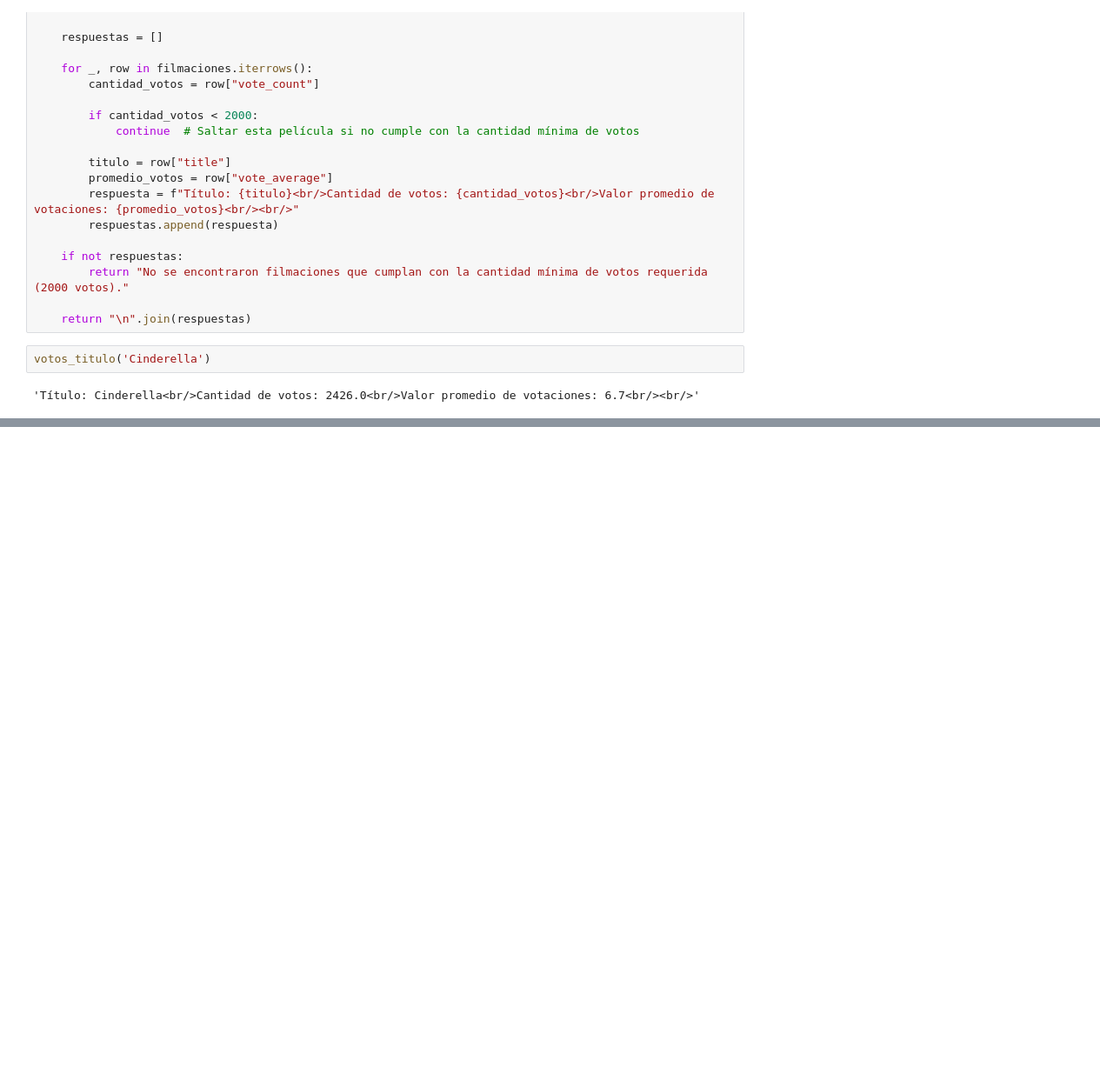
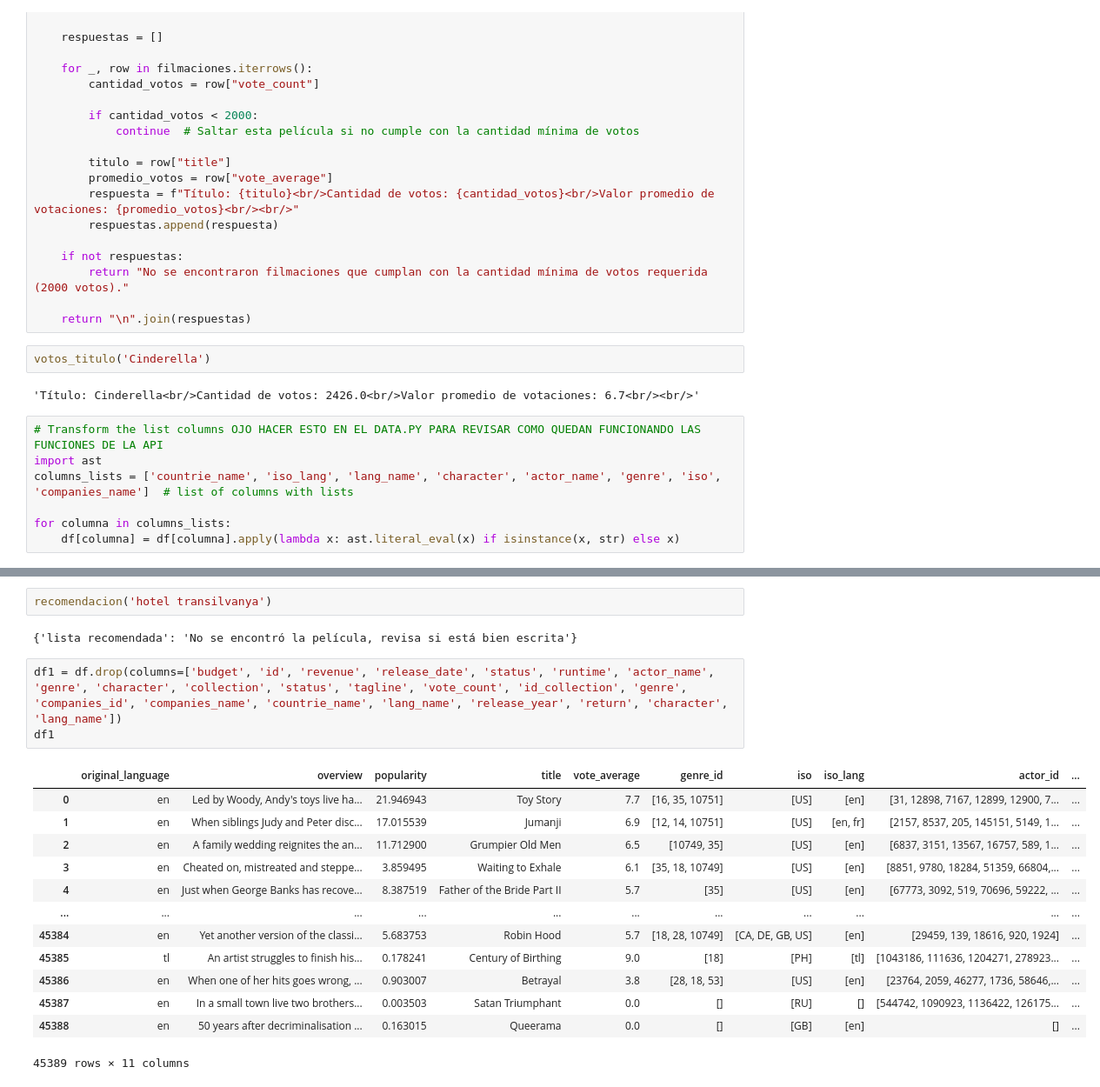
Before and after one commit to HugoSalazarS/movies, a Jupyter notebook: api.ipynb, the cells around one changed output, grey strips where cells are left out. Shown at 87% size. Cells and saved outputs as stored; diff of their text form; blank space fills up the shorter version.

```diff
--- a/api.ipynb
+++ b/api.ipynb
@@ -391,4 +417,11 @@ def votos_titulo(titulo_de_la_filmacion: str):
 votos_titulo('Cinderella')
 # %% [output]
 'Título: Cinderella<br/>Cantidad de votos: 2426.0<br/>Valor promedio de votaciones: 6.7<br/><br/>'
+# %%
+# Transform the list columns OJO HACER ESTO EN EL DATA.PY PARA REVISAR COMO QUEDAN FUNCIONANDO LAS FUNCIONES DE LA API
+import ast
+columns_lists = ['countrie_name', 'iso_lang', 'lang_name', 'character', 'actor_name', 'genre', 'iso', 'companies_name']  # list of columns with lists
+
+for columna in columns_lists:
+    df[columna] = df[columna].apply(lambda x: ast.literal_eval(x) if isinstance(x, str) else x)
 # %%
@@ -395,0 +531,21 @@ df.title
+# %%
+recomendacion('hotel transilvanya')
+# %% [output]
+{'lista recomendada': 'No se encontró la película, revisa si está bien escrita'}
+# %%
+df1 = df.drop(columns=['budget', 'id', 'revenue', 'release_date', 'status', 'runtime', 'actor_name', 'genre', 'character', 'collection', 'status', 'tagline', 'vote_count', 'id_collection', 'genre', 'companies_id', 'companies_name', 'countrie_name', 'lang_name', 'release_year', 'return', 'character', 'lang_name'])
+df1
+# %% [output]
+|  | original_language | overview | popularity | title | vote_average | genre_id | iso | iso_lang | actor_id | ... |
+| 0 | en | Led by Woody, Andy's toys live ha... | 21.946943 | Toy Story | 7.7 | [16, 35, 10751] | [US] | [en] | [31, 12898, 7167, 12899, 12900, 7... | ... |
+| 1 | en | When siblings Judy and Peter disc... | 17.015539 | Jumanji | 6.9 | [12, 14, 10751] | [US] | [en, fr] | [2157, 8537, 205, 145151, 5149, 1... | ... |
+| 2 | en | A family wedding reignites the an... | 11.712900 | Grumpier Old Men | 6.5 | [10749, 35] | [US] | [en] | [6837, 3151, 13567, 16757, 589, 1... | ... |
+| 3 | en | Cheated on, mistreated and steppe... | 3.859495 | Waiting to Exhale | 6.1 | [35, 18, 10749] | [US] | [en] | [8851, 9780, 18284, 51359, 66804,... | ... |
+| 4 | en | Just when George Banks has recove... | 8.387519 | Father of the Bride Part II | 5.7 | [35] | [US] | [en] | [67773, 3092, 519, 70696, 59222, ... | ... |
+| ... | ... | ... | ... | ... | ... | ... | ... | ... | ... | ... |
+| 45384 | en | Yet another version of the classi... | 5.683753 | Robin Hood | 5.7 | [18, 28, 10749] | [CA, DE, GB, US] | [en] | [29459, 139, 18616, 920, 1924] | ... |
+| 45385 | tl | An artist struggles to finish his... | 0.178241 | Century of Birthing | 9.0 | [18] | [PH] | [tl] | [1043186, 111636, 1204271, 278923... | ... |
+| 45386 | en | When one of her hits goes wrong, ... | 0.903007 | Betrayal | 3.8 | [28, 18, 53] | [US] | [en] | [23764, 2059, 46277, 1736, 58646,... | ... |
+| 45387 | en | In a small town live two brothers... | 0.003503 | Satan Triumphant | 0.0 | [] | [RU] | [] | [544742, 1090923, 1136422, 126175... | ... |
+| 45388 | en | 50 years after decriminalisation ... | 0.163015 | Queerama | 0.0 | [] | [GB] | [en] | [] | ... |
+45389 rows × 11 columns
```
Also changed, not shown: parts of 16 cells of this notebook, 3 other files.
